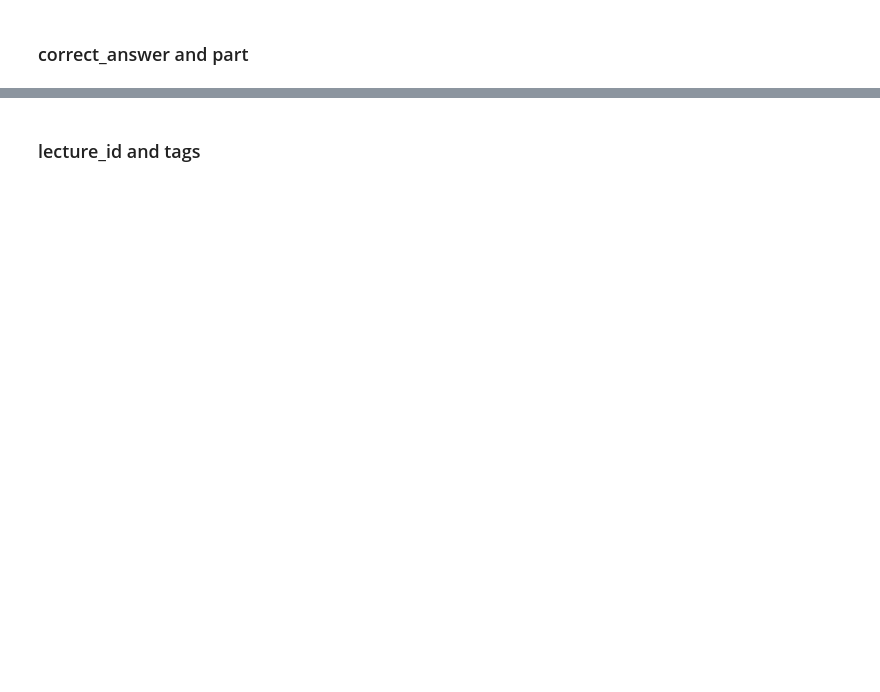
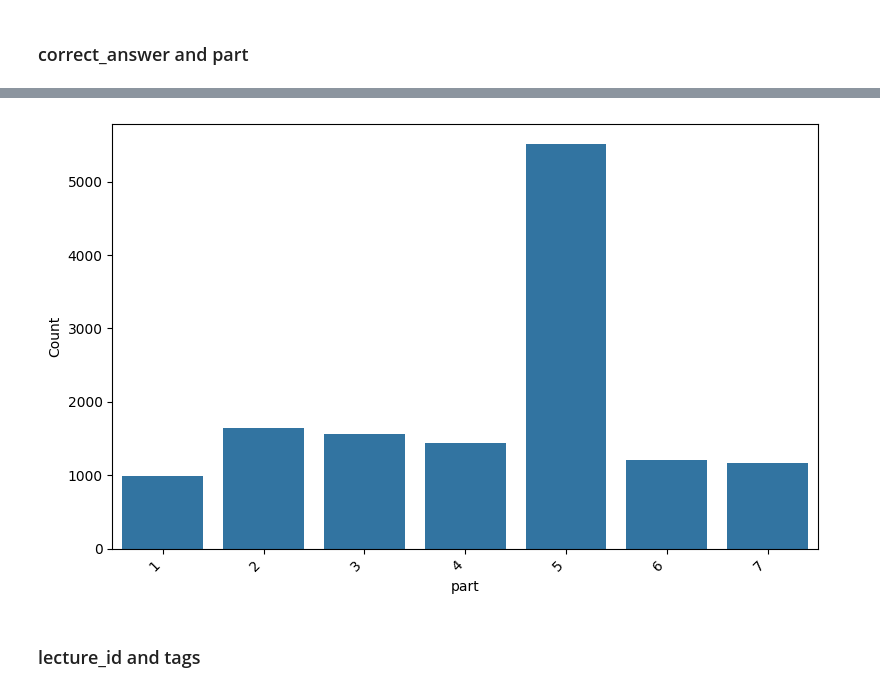
Before and after one commit to theresaskruzna/riiid_knowledge_tracing, a Jupyter notebook: 01_EDA.ipynb, the cells around one changed output, grey strips where cells are left out. Drawn from its saved outputs; the diff is of its cells as text; code cells hidden in the pictures; blank space fills up the shorter version.

```diff
--- a/01_EDA.ipynb
+++ b/01_EDA.ipynb
@@ -558,5 +651,7 @@ plot_bar(questions_df, x='correct_answer', y=None, title=None)
 # %%
-plot_bar(questions_df, x='part', y=None, title=None)
+plot_bar(questions_df, x='part', y=None, hue=None, color=None, title=None)
+# %% [output]
+[figure, added]
 # %% [markdown]
 ### lecture_id and tags
 # %%
```
Also changed, not shown: parts of 34 cells of this notebook.
